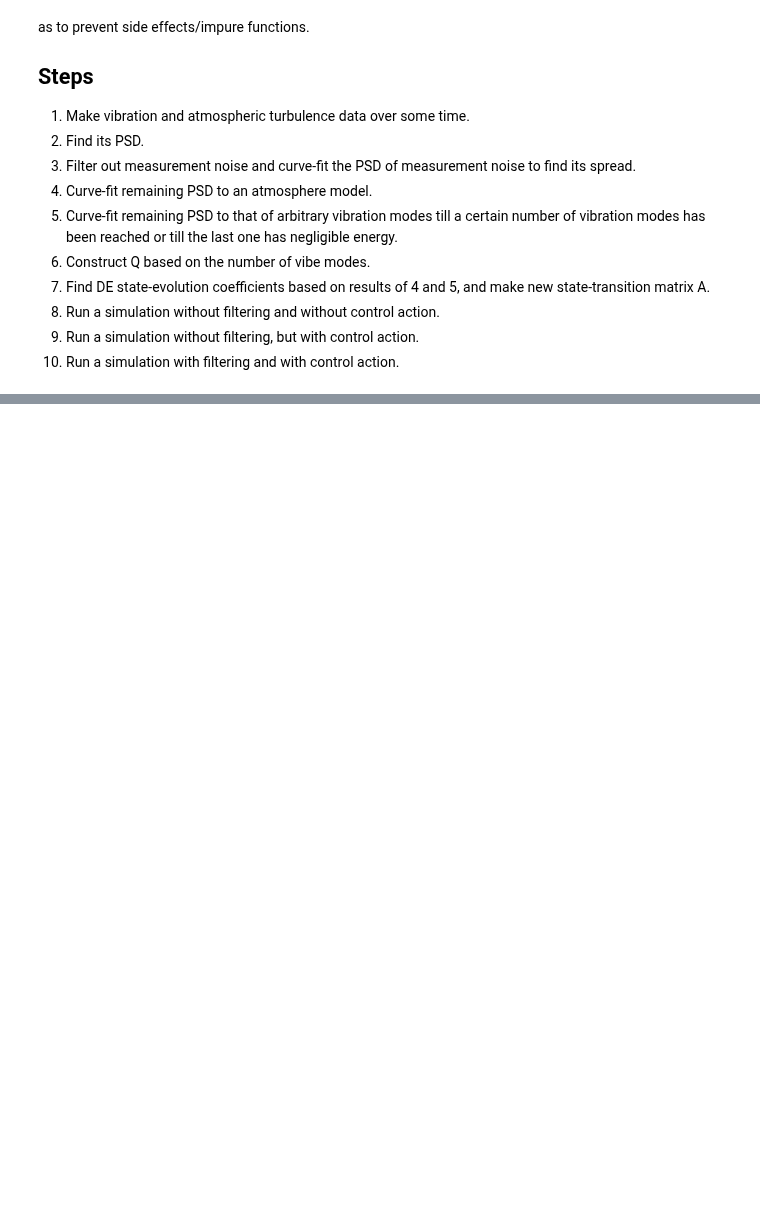
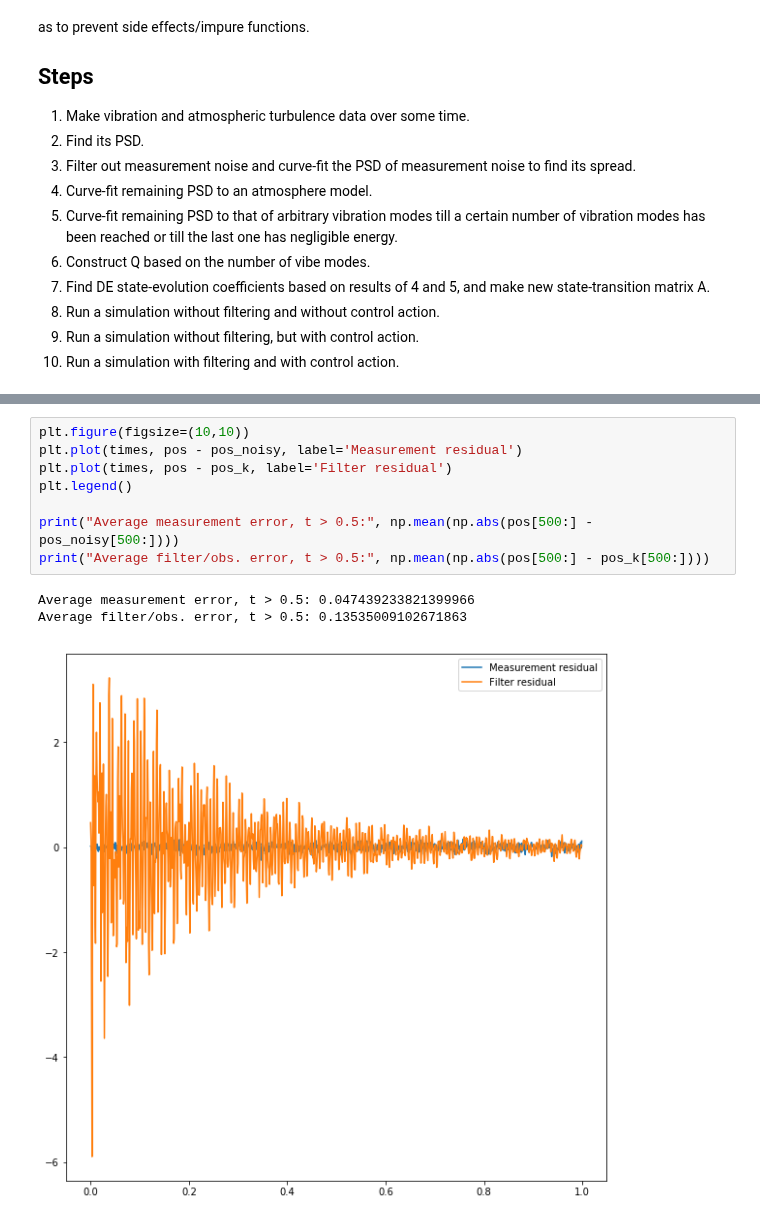
Before and after one commit to aditya-sengupta/tip-tilt-control, a Jupyter notebook: tip-tilt/sysid_onemode.ipynb, the cells around one changed output, grey strips where cells are left out. Saved outputs shown, nothing was run; the diff lists cells and outputs as text; blank space fills up the shorter version.

```diff
--- a/tip-tilt/sysid_onemode.ipynb
+++ b/tip-tilt/sysid_onemode.ipynb
@@ -343,0 +333,12 @@ plt.legend()
+# %%
+plt.figure(figsize=(10,10))
+plt.plot(times, pos - pos_noisy, label='Measurement residual')
+plt.plot(times, pos - pos_k, label='Filter residual')
+plt.legend()
+
+print("Average measurement error, t > 0.5:", np.mean(np.abs(pos[500:] - pos_noisy[500:])))
+print("Average filter/obs. error, t > 0.5:", np.mean(np.abs(pos[500:] - pos_k[500:])))
+# %% [output]
+Average measurement error, t > 0.5: 0.047439233821399966
+Average filter/obs. error, t > 0.5: 0.13535009102671863
+[figure, added]
```
Also changed, not shown: parts of 5 cells of this notebook.
